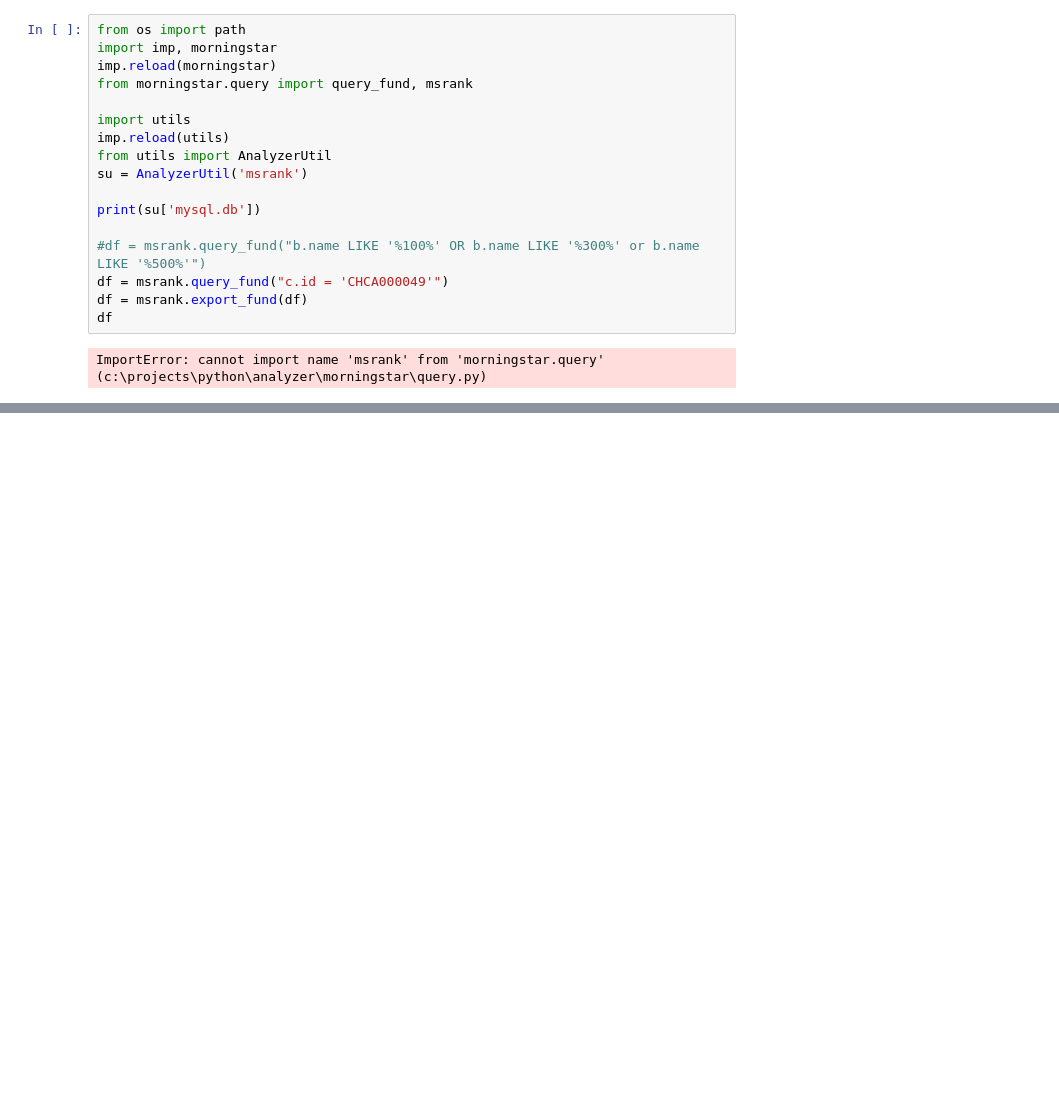
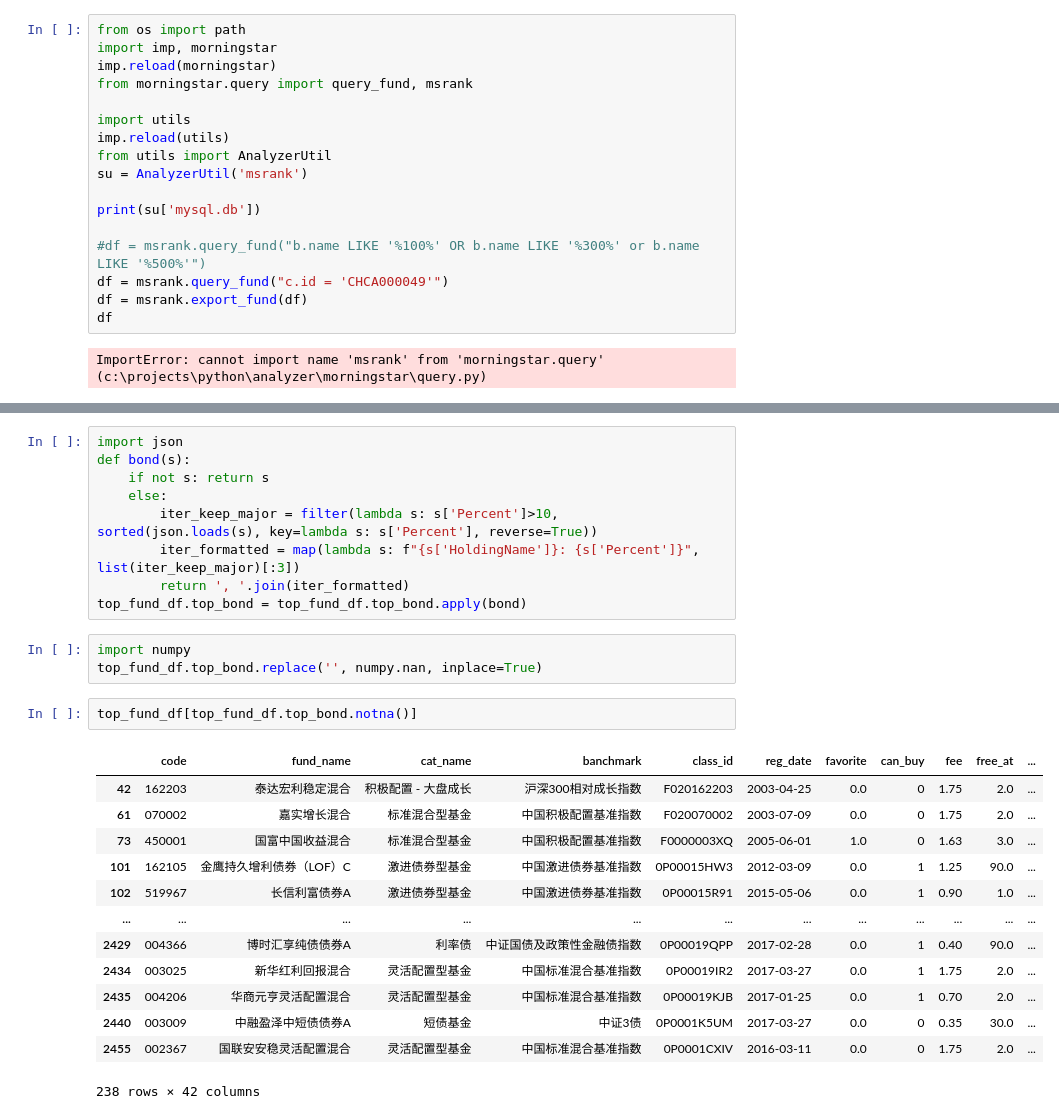
Before and after one commit to chariothy/analyzer, a Jupyter notebook: msrank.ipynb, the cells around one changed output, grey strips where cells are left out. Cells and saved outputs as stored; diff of their text form; blank space fills up the shorter version.

Commit message:
1. Use view as datasource 2. Add more info into report 3. Adjust format.

```diff
--- a/msrank.ipynb
+++ b/msrank.ipynb
@@ -55,0 +63,28 @@ df[df.code=='003547']
+# %%
+import json
+def bond(s):
+    if not s: return s
+    else:
+        iter_keep_major = filter(lambda s: s['Percent']>10, sorted(json.loads(s), key=lambda s: s['Percent'], reverse=True))
+        iter_formatted = map(lambda s: f"{s['HoldingName']}: {s['Percent']}", list(iter_keep_major)[:3])
+        return ', '.join(iter_formatted)
+top_fund_df.top_bond = top_fund_df.top_bond.apply(bond)
+# %%
+import numpy
+top_fund_df.top_bond.replace('', numpy.nan, inplace=True)
+# %%
+top_fund_df[top_fund_df.top_bond.notna()]
+# %% [output]
+|  | code | fund_name | cat_name | banchmark | class_id | reg_date | favorite | can_buy | fee | free_at | ... |
+| 42 | 162203 | 泰达宏利稳定混合 | 积极配置 - 大盘成长 | 沪深300相对成长指数 | F020162203 | 2003-04-25 | 0.0 | 0 | 1.75 | 2.0 | ... |
+| 61 | 070002 | 嘉实增长混合 | 标准混合型基金 | 中国积极配置基准指数 | F020070002 | 2003-07-09 | 0.0 | 0 | 1.75 | 2.0 | ... |
+| 73 | 450001 | 国富中国收益混合 | 标准混合型基金 | 中国积极配置基准指数 | F0000003XQ | 2005-06-01 | 1.0 | 0 | 1.63 | 3.0 | ... |
+| 101 | 162105 | 金鹰持久增利债券（LOF）C | 激进债券型基金 | 中国激进债券基准指数 | 0P00015HW3 | 2012-03-09 | 0.0 | 1 | 1.25 | 90.0 | ... |
+| 102 | 519967 | 长信利富债券A | 激进债券型基金 | 中国激进债券基准指数 | 0P00015R91 | 2015-05-06 | 0.0 | 1 | 0.90 | 1.0 | ... |
+| ... | ... | ... | ... | ... | ... | ... | ... | ... | ... | ... | ... |
+| 2429 | 004366 | 博时汇享纯债债券A | 利率债 | 中证国债及政策性金融债指数 | 0P00019QPP | 2017-02-28 | 0.0 | 1 | 0.40 | 90.0 | ... |
+| 2434 | 003025 | 新华红利回报混合 | 灵活配置型基金 | 中国标准混合基准指数 | 0P00019IR2 | 2017-03-27 | 0.0 | 1 | 1.75 | 2.0 | ... |
+| 2435 | 004206 | 华商元亨灵活配置混合 | 灵活配置型基金 | 中国标准混合基准指数 | 0P00019KJB | 2017-01-25 | 0.0 | 1 | 0.70 | 2.0 | ... |
+| 2440 | 003009 | 中融盈泽中短债债券A | 短债基金 | 中证3债 | 0P0001K5UM | 2017-03-27 | 0.0 | 0 | 0.35 | 30.0 | ... |
+| 2455 | 002367 | 国联安安稳灵活配置混合 | 灵活配置型基金 | 中国标准混合基准指数 | 0P0001CXIV | 2016-03-11 | 0.0 | 0 | 1.75 | 2.0 | ... |
+238 rows × 42 columns
```
Also changed, not shown: parts of 2 cells of this notebook, 3 other files.
